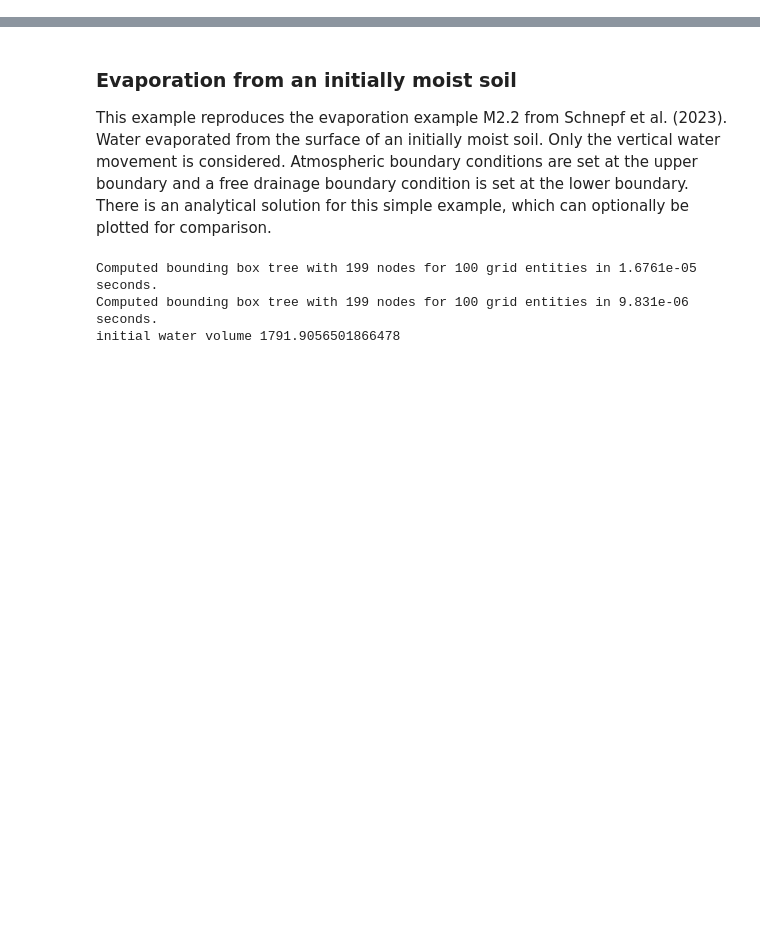
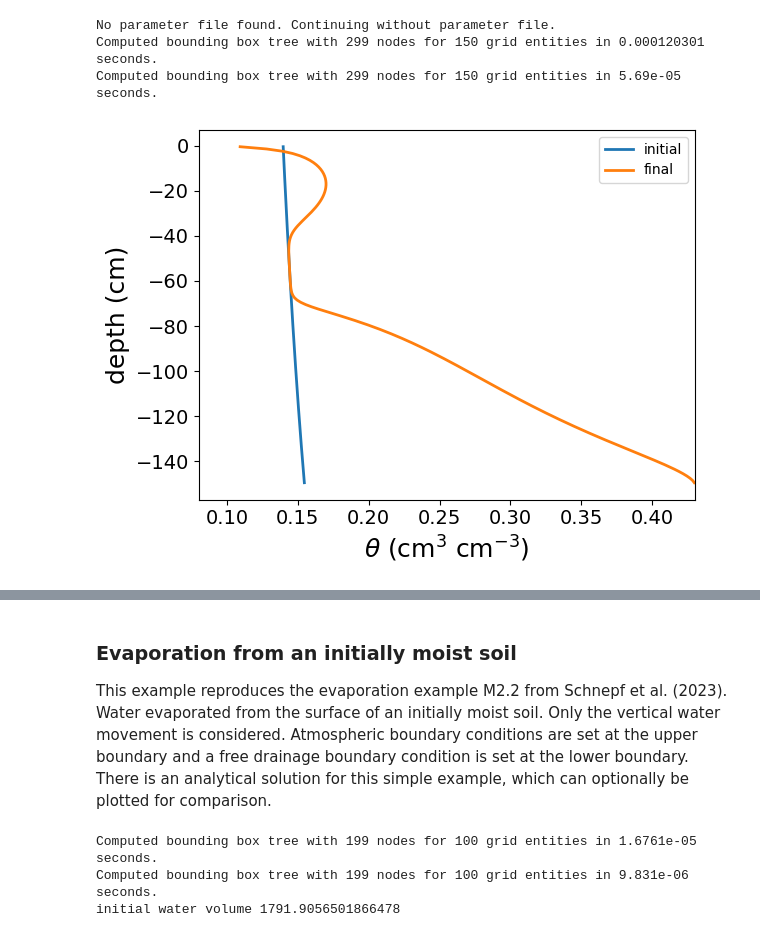
Before and after one commit to Plant-Root-Soil-Interactions-Modelling/CPlantBox, a Jupyter notebook: tutorial/jupyter/summer_school_2025/3_soil_hydraulics.ipynb, the cells around one changed output, grey strips where cells are left out. Cells and saved outputs as stored; diff of their text form; code cells hidden in the pictures; blank space fills up the shorter version.

```diff
--- a/tutorial/jupyter/summer_school_2025/3_soil_hydraulics.ipynb
+++ b/tutorial/jupyter/summer_school_2025/3_soil_hydraulics.ipynb
@@ -28,0 +149,57 @@ from richards_flat import RichardsFlatWrapper  # Python part of cylindrcial
+# %%
+
+def run_simulation(top_boundary_condition, bot_boundary_condition, top_value, atmospheric_value, bot_value):
+    min_b = [-1., -1., -150.] # size [cm]
+    max_b = [0., 0., 0.] # size [cm]
+    cell_number = [1, 1, 150] # resolution
+    loam = [0.08, 0.43, 0.04, 1.6, 50]
+    s = RichardsWrapper(RichardsSPnum())
+    s.initialize()
+    s.createGrid( min_b, max_b, cell_number)
+    s.setHomogeneousIC(-400., equilibrium = True)  # cm pressure head
+    s.setVGParameters([loam])
+    ###
+    s.setTopBC(top_boundary_condition, top_value, atmospheric_value)
+    s.setBotBC(bot_boundary_condition, bot_value)
+    ###
+    s.initializeProblem()
+    points0 = s.getDofCoordinates()
+    theta0 = s.getWaterContent()
+    s.solve(10.)
+    points = s.getDofCoordinates()
+    theta = s.getWaterContent()
+
+    plt.figure(0)
+    plt.plot(theta0, points0[:, 2], linewidth = 2, label = "initial")
+    plt.plot(theta, points[:, 2], linewidth = 2, label = "final")
+    plt.xlabel(r'$\theta$ (cm$^3$ cm$^{-3}$)', fontsize = 18)
+    plt.ylabel('depth (cm)', fontsize = 18)
+    plt.xticks(fontsize = 14); plt.yticks(fontsize = 14)
+    plt.xlim(loam[0], loam[1])
+    plt.legend()
+    plt.show()
+
+atmospheric_value = []; top_value = 0.; bot_value = 0. # default
+
+# Neumann options: "noFlux", "constantFlux", bottom BC: "freeDrainage" advanced options: "atmospheric"
+# Dirichlet options: "constantPressure"
+
+# Neumann BC. flux is lowered if it cannot be respected
+# top_boundary_condition = "noFlux"
+# top_boundary_condition = "constantFlux"; top_value = -1. # [cm/day]
+# bot_boundary_condition = "freeDrainage"
+# bot_boundary_condition = "noFlux"
+# bot_boundary_condition = "constantFlux"; bot_value = 1. # [cm/day]
+# Neumann BC from environmental variables
+top_boundary_condition = "atmospheric"  ; atmospheric_value = [[0., 0.1, 0.1, 0.3, 1.e6], [10., 10., -0.1, -0.1, 0.]] # [day] and [cm/day]
+
+# Dirichlet BC.
+# top_boundary_condition = "constantPressure"; top_value = -1500. # [cm]
+bot_boundary_condition = "constantPressure"; bot_value = 0. # [cm]
+
+run_simulation(top_boundary_condition, bot_boundary_condition, top_value, atmospheric_value, bot_value)
+# %% [output]
+No parameter file found. Continuing without parameter file.
+Computed bounding box tree with 299 nodes for 150 grid entities in 0.000120301 seconds.
+Computed bounding box tree with 299 nodes for 150 grid entities in 5.69e-05 seconds.
+[figure, added]
```
Also changed, not shown: parts of 17 cells of this notebook, 2 other files.
